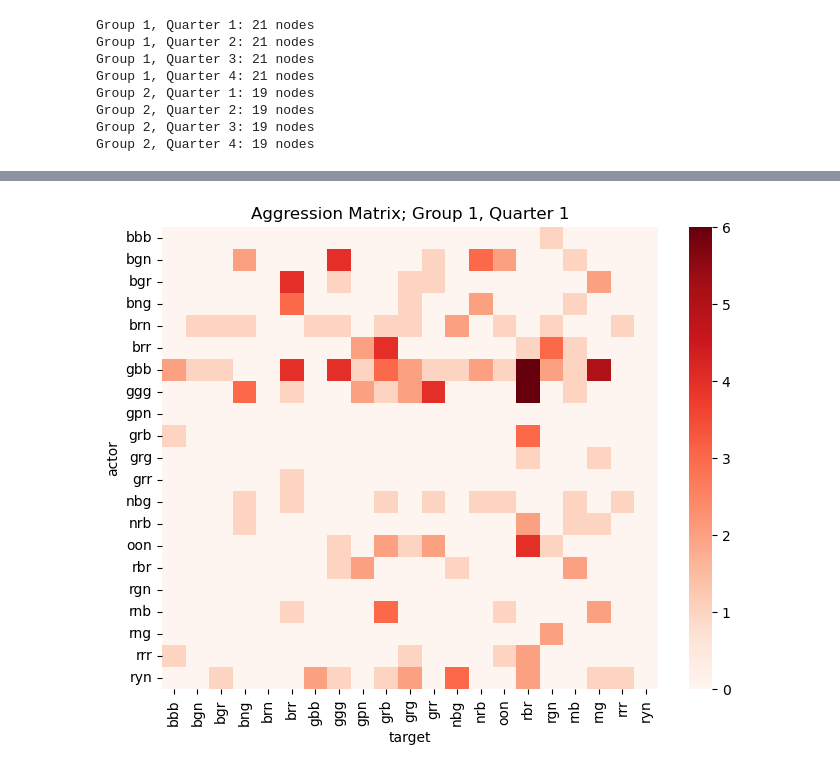
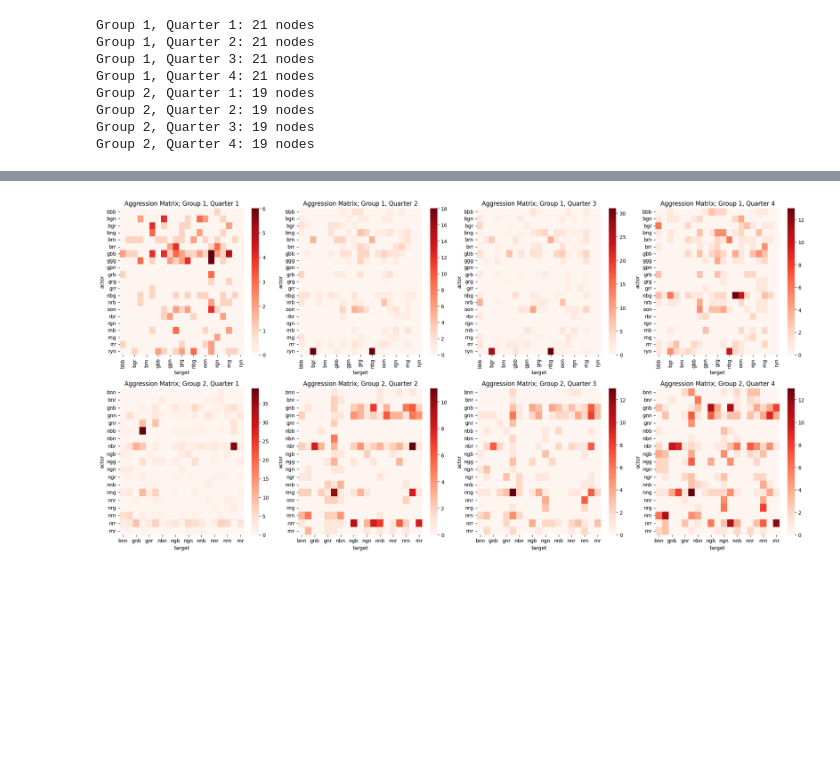
Before and after one commit to skuzminski/dominance_network_final_project, a Jupyter notebook: mvr.ipynb, the cells around one changed output, grey strips where cells are left out. Drawn from its saved outputs; the diff is of its cells as text; code cells hidden in the pictures; blank space fills up the shorter version.

```diff
--- a/mvr.ipynb
+++ b/mvr.ipynb
@@ -1,8 +1,11 @@
 # %%
 import pandas as pd
 
-df  =  pd.read_csv('data/aggXquarter.txt', sep = '\t')
+df  =  pd.read_csv('data/agg.txt', sep = '\t')
 df.head()
+
+# Load the dataset properly, using pandas because I've used that outside of class more than polars.
+# Running `df.head()` to make sure everything looks right.
 # %% [output]
 |  | group | study.quarter | actor | target | number.wins |
 | 0 | G1 | 1 | bbb | rgn | 1 |
@@ -135,12 +156,6 @@ def try_swap(order, i, j):
 import random
 
 def mvr(A, max_iter = 300):
-    """
-    A: adjacency matrix
-    max_iter: number of random restarts
-    Returns: (best_order, best_cost)
-    """
-
     nodes  =  list(A.index)
     best_order  =  None
     best_cost  =  float('inf')
@@ -173,3 +188,5 @@ def mvr(A, max_iter = 300):
             best_order  =  order.copy()
 
     return best_order, best_cost
+
+# This is the main MVR function or 'solver'. I've explained it normally below.
@@ -327,3 +345,0 @@ plot_mvr_barplot(1, 1)
-# %%
-for q in [1,2,3,4]:
-    plot_mvr_barplot(1, q)
@@ -378,16 +441,28 @@ plot_rank_trajectories(2)
 # %%
-def plot_heatmap(group, quarter):
-    import seaborn as sns  # if allowed; otherwise matplotlib imshow is fine
+import seaborn as sns
 
-    A  =  results_mvr[(group,quarter)]['A']
+def plot_heatmap(group, quarter, ax=None):
+    A = results_mvr[(group, quarter)]['A']
 
-    plt.figure(figsize = (8,6))
-    sns.heatmap(A, cmap = "Reds")
-    plt.title(f"Aggression Matrix; Group {group}, Quarter {quarter}")
+    if ax is None:
+        ax = plt.gca()
+
+    sns.heatmap(A, cmap="Reds", ax=ax, cbar=True)
+    ax.set_title(f"Aggression Matrix; Group {group}, Quarter {quarter}")
+
+# Compile.
+def plot_all_heatmaps():
+    fig, axes = plt.subplots(2, 4, figsize=(20, 10))
+
+    for g in [1, 2]:
+        for q in [1, 2, 3, 4]:
+            ax = axes[g - 1, q - 1]
+            plot_heatmap(g, q, ax=ax)
+
+    plt.tight_layout()
     plt.show()
 
-# Example:
-plot_heatmap(1, 1)
+plot_all_heatmaps()
 # %% [output]
-[figure, old version]
+[figure, new version]
 # %%
```
Also changed, not shown: parts of 26 cells of this notebook.
